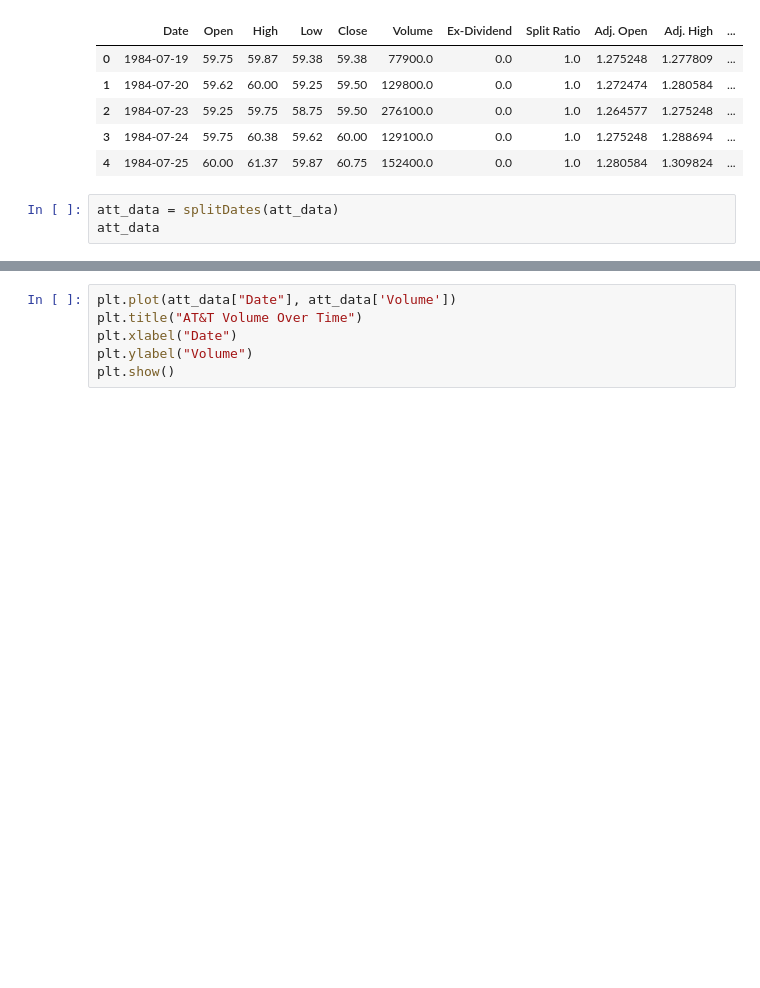
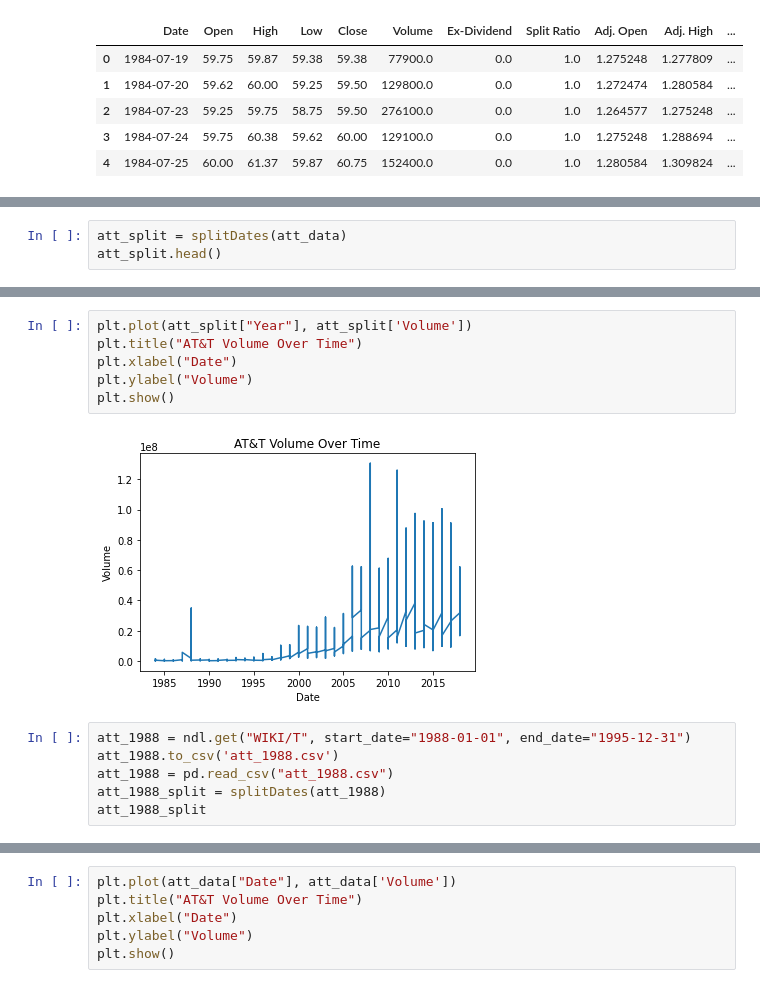
Before and after one commit to mssubaiti/Project1_Group1, a Jupyter notebook: nasdaq.ipynb, the cells around one changed output, grey strips where cells are left out. Saved outputs shown, nothing was run; the diff lists cells and outputs as text; blank space fills up the shorter version.

```diff
--- a/nasdaq.ipynb
+++ b/nasdaq.ipynb
@@ -67,6 +67,3 @@ att_data.head()
 | 2 | 1984-07-23 | 59.25 | 59.75 | 58.75 | 59.50 | 276100.0 | 0.0 | 1.0 | 1.264577 | 1.275248 | ... |
 | 3 | 1984-07-24 | 59.75 | 60.38 | 59.62 | 60.00 | 129100.0 | 0.0 | 1.0 | 1.275248 | 1.288694 | ... |
 | 4 | 1984-07-25 | 60.00 | 61.37 | 59.87 | 60.75 | 152400.0 | 0.0 | 1.0 | 1.280584 | 1.309824 | ... |
-# %%
-att_data = splitDates(att_data)
-att_data
@@ -86,0 +70,3 @@ att_data
+# %%
+att_split = splitDates(att_data)
+att_split.head()
@@ -86,0 +80,14 @@ att_data
+# %%
+plt.plot(att_split["Year"], att_split['Volume'])
+plt.title("AT&T Volume Over Time")
+plt.xlabel("Date")
+plt.ylabel("Volume")
+plt.show()
+# %% [output]
+[figure, added]
+# %%
+att_1988 = ndl.get("WIKI/T", start_date="1988-01-01", end_date="1995-12-31")
+att_1988.to_csv('att_1988.csv')
+att_1988 = pd.read_csv("att_1988.csv")
+att_1988_split = splitDates(att_1988)
+att_1988_split
```
Also changed, not shown: parts of 5 cells of this notebook, 1 other file.
